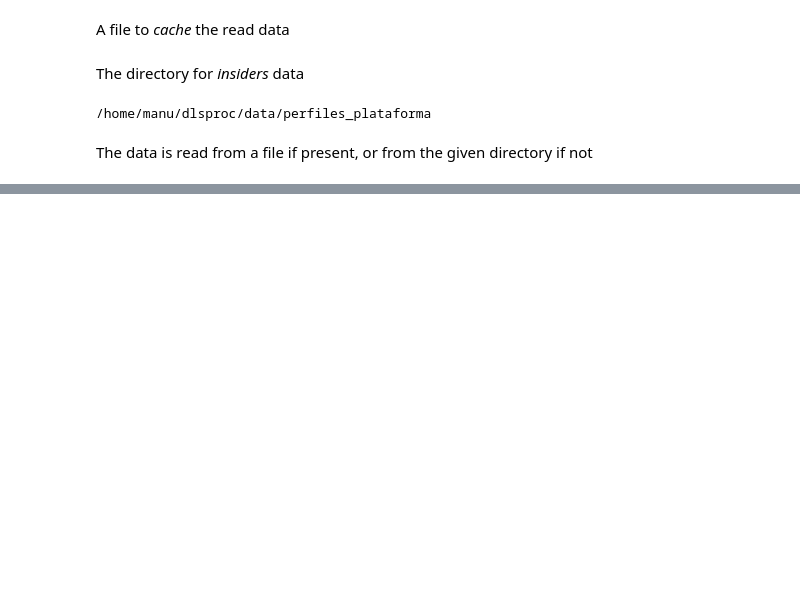
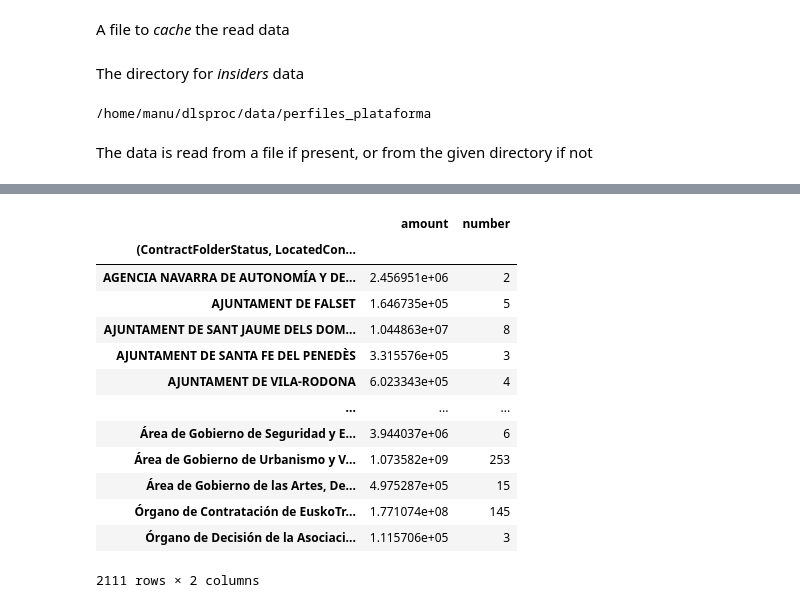
Before and after one commit to manuvazquez/dlsproc, a Jupyter notebook: reports/exploratory.ipynb, the cells around one changed output, grey strips where cells are left out. Cells and saved outputs as stored; diff of their text form; code cells hidden in the pictures; blank space fills up the shorter version.

```diff
--- a/reports/exploratory.ipynb
+++ b/reports/exploratory.ipynb
@@ -585,0 +577,3 @@ dtype: object
+# %%
+entity_col = dlsproc.hier.pad_col_levels(outsiders_df, ['ContractFolderStatus', 'LocatedContractingParty', 'Party', 'PartyName', 'Name'])
+entity_col
@@ -585,0 +615,3 @@ dtype: object
+# %%
+amount_col = dlsproc.hier.pad_col_levels(outsiders_df, ['ContractFolderStatus', 'ProcurementProject', 'BudgetAmount', 'TaxExclusiveAmount'])
+amount_col
@@ -585,0 +626,18 @@ dtype: object
+# %%
+number_amount_df = outsiders_df[[entity_col, amount_col]].groupby(entity_col).agg(amount=(amount_col, 'sum'), number=(amount_col, 'count'))
+number_amount_df
+# %% [output]
+|  | amount | number |
+| (ContractFolderStatus, LocatedCon... |  |  |
+| AGENCIA NAVARRA DE AUTONOMÍA Y DE... | 2.456951e+06 | 2 |
+| AJUNTAMENT DE FALSET | 1.646735e+05 | 5 |
+| AJUNTAMENT DE SANT JAUME DELS DOM... | 1.044863e+07 | 8 |
+| AJUNTAMENT DE SANTA FE DEL PENEDÈS | 3.315576e+05 | 3 |
+| AJUNTAMENT DE VILA-RODONA | 6.023343e+05 | 4 |
+| ... | ... | ... |
+| Área de Gobierno de Seguridad y E... | 3.944037e+06 | 6 |
+| Área de Gobierno de Urbanismo y V... | 1.073582e+09 | 253 |
+| Área de Gobierno de las Artes, De... | 4.975287e+05 | 15 |
+| Órgano de Contratación de EuskoTr... | 1.771074e+08 | 145 |
+| Órgano de Decisión de la Asociaci... | 1.115706e+05 | 3 |
+2111 rows × 2 columns
```
Also changed, not shown: parts of 50 cells of this notebook.
